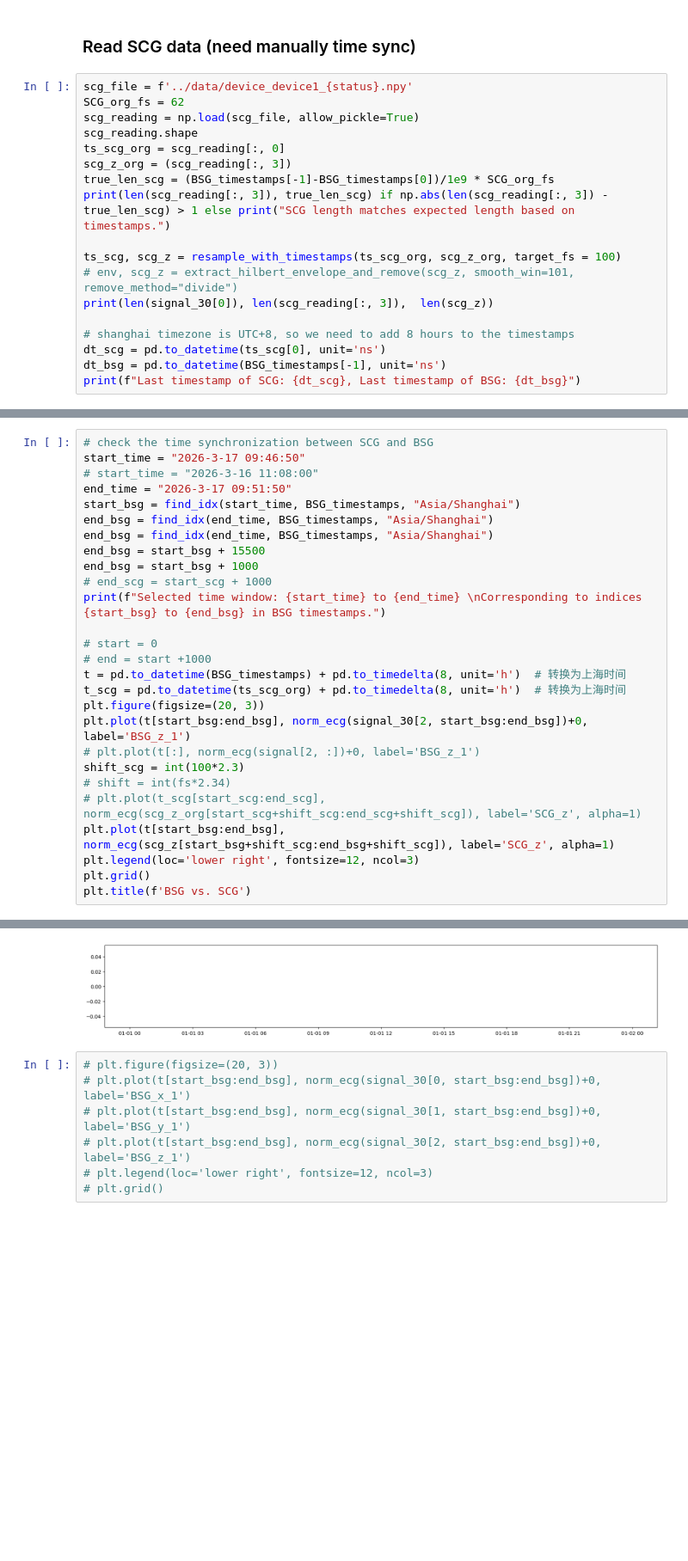
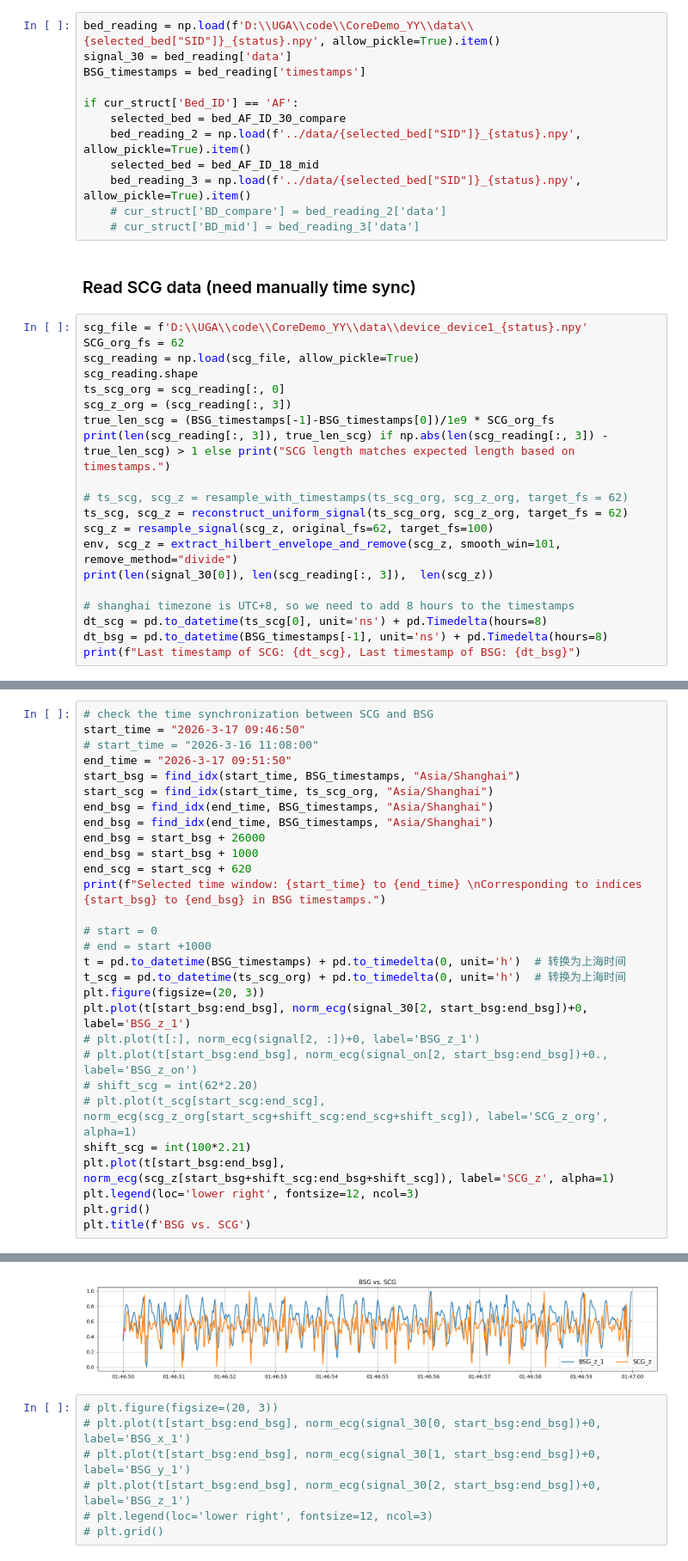
Before and after one commit to ZYY0844/CoreDemo_YY, a Jupyter notebook: processing/data_process_yixuan.ipynb, the cells around one changed output, grey strips where cells are left out. Shown at 86% size. Cells and saved outputs as stored; diff of their text form; blank space fills up the shorter version.

```diff
--- a/processing/data_process_yixuan.ipynb
+++ b/processing/data_process_yixuan.ipynb
@@ -342,7 +436,19 @@ if cur_struct['Bed_ID'] == 'AF':
+# %%
+bed_reading = np.load(f'D:\\UGA\\code\\CoreDemo_YY\\data\\{selected_bed["SID"]}_{status}.npy', allow_pickle=True).item()
+signal_30 = bed_reading['data']
+BSG_timestamps = bed_reading['timestamps']
+
+if cur_struct['Bed_ID'] == 'AF':
+    selected_bed = bed_AF_ID_30_compare
+    bed_reading_2 = np.load(f'../data/{selected_bed["SID"]}_{status}.npy', allow_pickle=True).item()
+    selected_bed = bed_AF_ID_18_mid
+    bed_reading_3 = np.load(f'../data/{selected_bed["SID"]}_{status}.npy', allow_pickle=True).item()
+    # cur_struct['BD_compare'] = bed_reading_2['data']
+    # cur_struct['BD_mid'] = bed_reading_3['data']
 # %% [markdown]
 ### Read SCG data (need manually time sync)
 # %%
-scg_file = f'../data/device_device1_{status}.npy'
+scg_file = f'D:\\UGA\\code\\CoreDemo_YY\\data\\device_device1_{status}.npy'
 SCG_org_fs = 62
 scg_reading = np.load(scg_file, allow_pickle=True)
 scg_reading.shape
@@ -351,12 +457,14 @@ scg_z_org = (scg_reading[:, 3])
 true_len_scg = (BSG_timestamps[-1]-BSG_timestamps[0])/1e9 * SCG_org_fs
 print(len(scg_reading[:, 3]), true_len_scg) if np.abs(len(scg_reading[:, 3]) - true_len_scg) > 1 else print("SCG length matches expected length based on timestamps.")
 
-ts_scg, scg_z = resample_with_timestamps(ts_scg_org, scg_z_org, target_fs = 100)
-# env, scg_z = extract_hilbert_envelope_and_remove(scg_z, smooth_win=101, remove_method="divide")
+# ts_scg, scg_z = resample_with_timestamps(ts_scg_org, scg_z_org, target_fs = 62)
+ts_scg, scg_z = reconstruct_uniform_signal(ts_scg_org, scg_z_org, target_fs = 62)
+scg_z = resample_signal(scg_z, original_fs=62, target_fs=100)
+env, scg_z = extract_hilbert_envelope_and_remove(scg_z, smooth_win=101, remove_method="divide")
 print(len(signal_30[0]), len(scg_reading[:, 3]),  len(scg_z))
 
 # shanghai timezone is UTC+8, so we need to add 8 hours to the timestamps
-dt_scg = pd.to_datetime(ts_scg[0], unit='ns')
-dt_bsg = pd.to_datetime(BSG_timestamps[-1], unit='ns')
+dt_scg = pd.to_datetime(ts_scg[0], unit='ns') + pd.Timedelta(hours=8)
+dt_bsg = pd.to_datetime(BSG_timestamps[-1], unit='ns') + pd.Timedelta(hours=8)
 print(f"Last timestamp of SCG: {dt_scg}, Last timestamp of BSG: {dt_bsg}")
 # %% [output]
@@ -369,23 +477,25 @@ start_time = "2026-3-17 09:46:50"
 # start_time = "2026-3-16 11:08:00"
 end_time = "2026-3-17 09:51:50"
 start_bsg = find_idx(start_time, BSG_timestamps, "Asia/Shanghai")
+start_scg = find_idx(start_time, ts_scg_org, "Asia/Shanghai")
 end_bsg = find_idx(end_time, BSG_timestamps, "Asia/Shanghai")
 end_bsg = find_idx(end_time, BSG_timestamps, "Asia/Shanghai")
-end_bsg = start_bsg + 15500
+end_bsg = start_bsg + 26000
 end_bsg = start_bsg + 1000
-# end_scg = start_scg + 1000
+end_scg = start_scg + 620
 print(f"Selected time window: {start_time} to {end_time} \nCorresponding to indices {start_bsg} to {end_bsg} in BSG timestamps.")
 
 # start = 0
 # end = start +1000
-t = pd.to_datetime(BSG_timestamps) + pd.to_timedelta(8, unit='h')  # 转换为上海时间
-t_scg = pd.to_datetime(ts_scg_org) + pd.to_timedelta(8, unit='h')  # 转换为上海时间
+t = pd.to_datetime(BSG_timestamps) + pd.to_timedelta(0, unit='h')  # 转换为上海时间
+t_scg = pd.to_datetime(ts_scg_org) + pd.to_timedelta(0, unit='h')  # 转换为上海时间
 plt.figure(figsize=(20, 3))
 plt.plot(t[start_bsg:end_bsg], norm_ecg(signal_30[2, start_bsg:end_bsg])+0, label='BSG_z_1')
 # plt.plot(t[:], norm_ecg(signal[2, :])+0, label='BSG_z_1')
-shift_scg = int(100*2.3)
-# shift = int(fs*2.34)
-# plt.plot(t_scg[start_scg:end_scg], norm_ecg(scg_z_org[start_scg+shift_scg:end_scg+shift_scg]), label='SCG_z', alpha=1)
+# plt.plot(t[start_bsg:end_bsg], norm_ecg(signal_on[2, start_bsg:end_bsg])+0., label='BSG_z_on')
+# shift_scg = int(62*2.20)
+# plt.plot(t_scg[start_scg:end_scg], norm_ecg(scg_z_org[start_scg+shift_scg:end_scg+shift_scg]), label='SCG_z_org', alpha=1)
+shift_scg = int(100*2.21)
 plt.plot(t[start_bsg:end_bsg], norm_ecg(scg_z[start_bsg+shift_scg:end_bsg+shift_scg]), label='SCG_z', alpha=1)
 plt.legend(loc='lower right', fontsize=12, ncol=3)
 plt.grid()
@@ -397,4 +507,4 @@ ValueError: zero-size array to reduction operation minimum which has no identity
-[figure, old version]
+[figure, new version]
 # %%
 # plt.figure(figsize=(20, 3))
 # plt.plot(t[start_bsg:end_bsg], norm_ecg(signal_30[0, start_bsg:end_bsg])+0, label='BSG_x_1')
```
Also changed, not shown: parts of 12 cells of this notebook.
